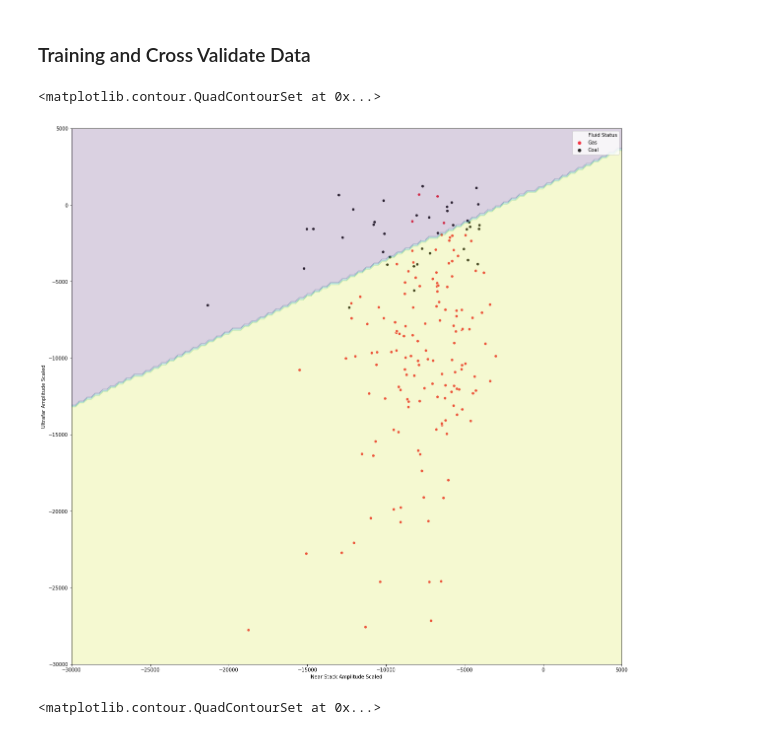
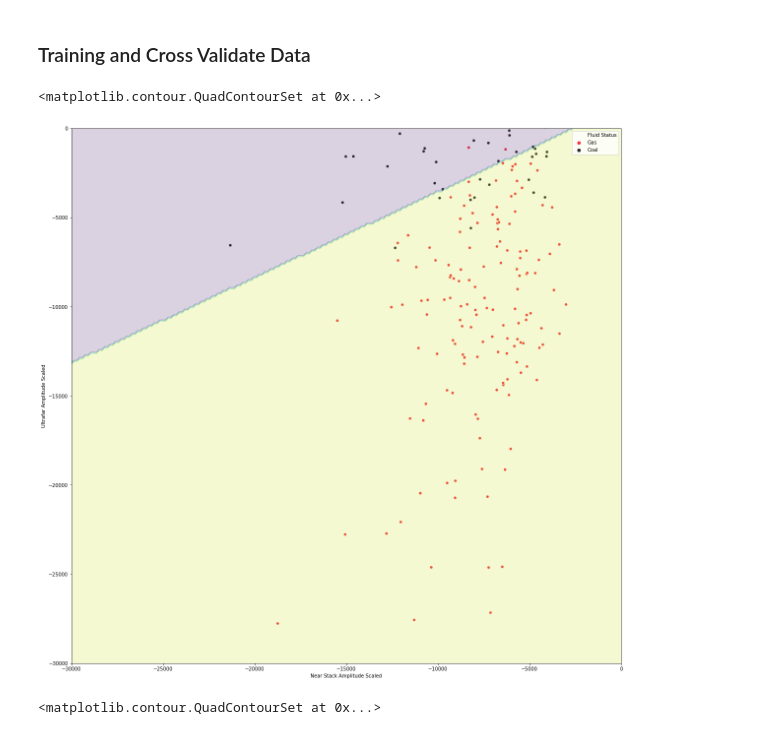
Before and after one commit to 71unxv/5TieUp-IndoEarthHack, a Jupyter notebook: TSZ_ML_HIGH_DIMENSION_NO_HYPERPARAMETER.ipynb, the cells around one changed output. Saved outputs shown, nothing was run; the diff lists cells and outputs as text; code cells hidden in the pictures.

```diff
--- a/TSZ_ML_HIGH_DIMENSION_NO_HYPERPARAMETER.ipynb
+++ b/TSZ_ML_HIGH_DIMENSION_NO_HYPERPARAMETER.ipynb
@@ -132,34 +132,36 @@ def plot_contours(ax, clf, xx, yy, **params):
 xx, yy = make_meshgrid(x = All_DB[['Ultrafar Amplitude Scaled']].values,
              y = All_DB[['Far Stack Amplitude Scaled']].values)
 # %%
+TSZ_clf = svm.SVC(kernel = 'linear', C=50, random_state=0, gamma = 'scale')
+
 TSZ_clf.fit(All_DB[['Near Stack Amplitude Scaled', 'Ultrafar Amplitude Scaled']],
                         All_DB[['Fluid Status']])
-x_min, x_max = -30000 - 1, 5000 + 1
-y_min, y_max = -30000 - 1, 5000 + 1
-xx, yy = np.meshgrid(np.arange(x_min, x_max, h),
-                     np.arange(y_min, y_max, h))
-
+x_min, x_max = -30000 - 1, 0
+y_min, y_max = -30000 - 1, 0
+xx, yy = np.meshgrid(np.linspace(x_min, x_max, 200),
+                     np.linspace(y_min, y_max, 200))
 
 GasCoalPalette = dict(Coal = "#252424", Gas = "#f43141")
 ax = plt.figure(figsize = (20,20))
 ax = sns.scatterplot(x = "Near Stack Amplitude Scaled", y = "Ultrafar Amplitude Scaled",
             data = All_DB,
             hue = "Fluid Status", palette = GasCoalPalette)
+plt.xlim(x_min,x_max)
+plt.ylim(y_min,y_max)
 
 # plt.title("A Title")
 # plt.ylabel("Survived")
 # plt.xlabel("Sex")
 # plt.ylim(-40000,0) Adjust the limits of the y-axis
 
-plt.xlim(x_min,x_max)
-plt.ylim(y_max,y_max)
+
 
 
 
 plot_contours(ax, TSZ_clf, xx, yy)
 # %% [output]
 <matplotlib.contour.QuadContourSet at 0x...>
-[figure, old version]
+[figure, new version]
 # %%
 TSZ_clf = svm.SVC(kernel = 'linear', C=1, random_state=0)
 TSZ_clf.fit(All_DB[['SubStack Gradient', 'Near Stack Amplitude Scaled']],
```
Also changed, not shown: parts of 2 cells of this notebook.
